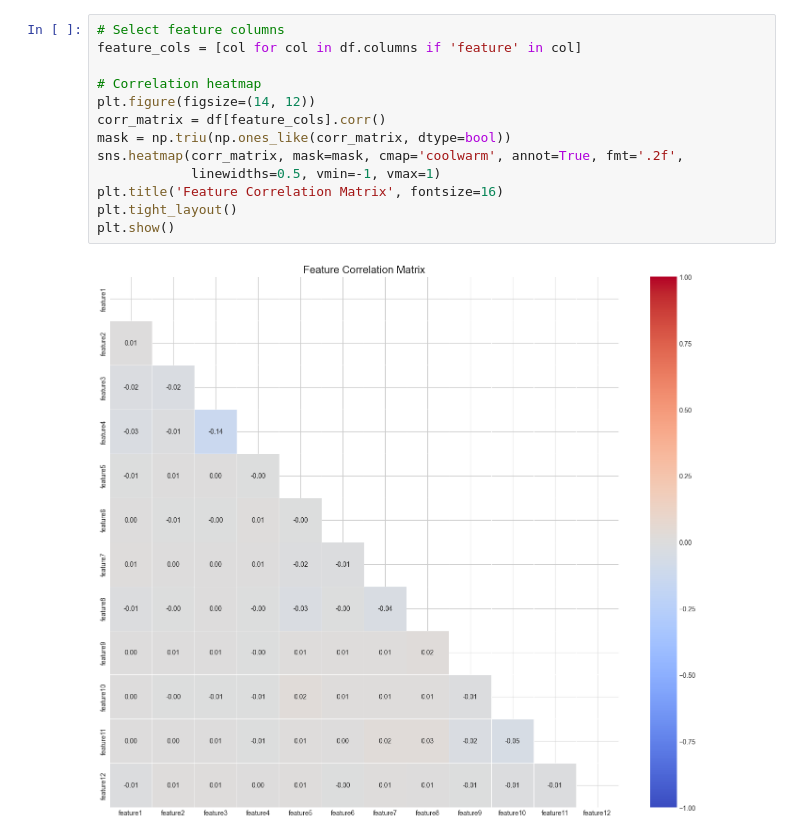
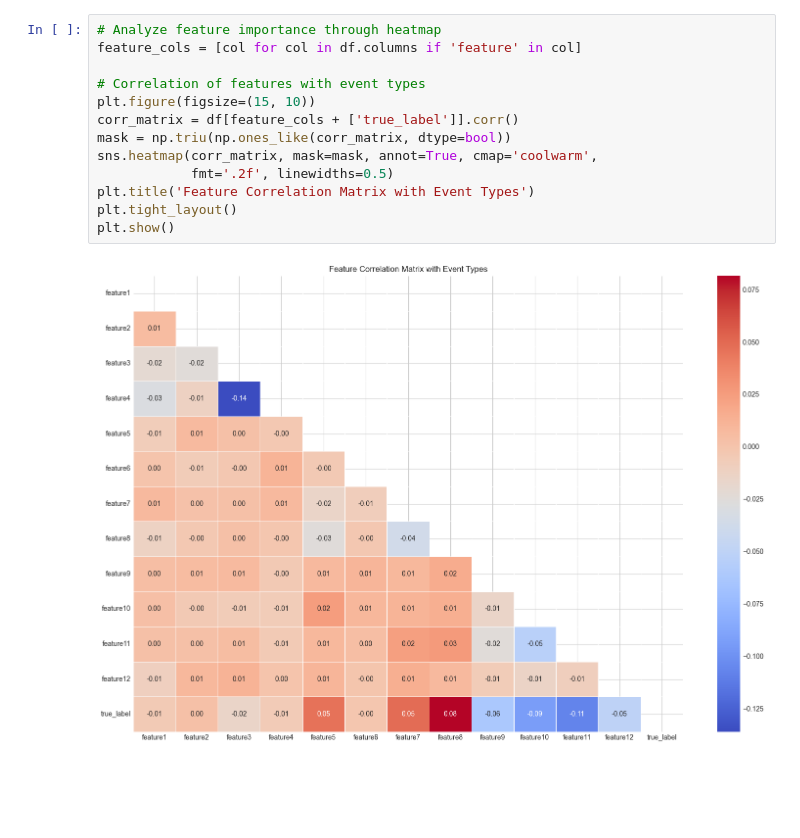
Before and after one commit to lenguyenduyphuc/DeepHit, a Jupyter notebook: synthetic.ipynb, the cells around one changed output. Drawn from its saved outputs; the diff is of its cells as text; blank space fills up the shorter version.

Commit message:
Update the visualization

```diff
--- a/synthetic.ipynb
+++ b/synthetic.ipynb
@@ -69,15 +176,15 @@ Event Distribution:
 # %%
-# Select feature columns
+# Analyze feature importance through heatmap
 feature_cols = [col for col in df.columns if 'feature' in col]
 
-# Correlation heatmap
-plt.figure(figsize=(14, 12))
-corr_matrix = df[feature_cols].corr()
+# Correlation of features with event types
+plt.figure(figsize=(15, 10))
+corr_matrix = df[feature_cols + ['true_label']].corr()
 mask = np.triu(np.ones_like(corr_matrix, dtype=bool))
-sns.heatmap(corr_matrix, mask=mask, cmap='coolwarm', annot=True, fmt='.2f',
-            linewidths=0.5, vmin=-1, vmax=1)
-plt.title('Feature Correlation Matrix', fontsize=16)
+sns.heatmap(corr_matrix, mask=mask, annot=True, cmap='coolwarm',
+            fmt='.2f', linewidths=0.5)
+plt.title('Feature Correlation Matrix with Event Types')
 plt.tight_layout()
 plt.show()
 # %% [output]
-[figure, old version]
+[figure, new version]
```
Also changed, not shown: parts of 18 cells of this notebook, 1 other file.
